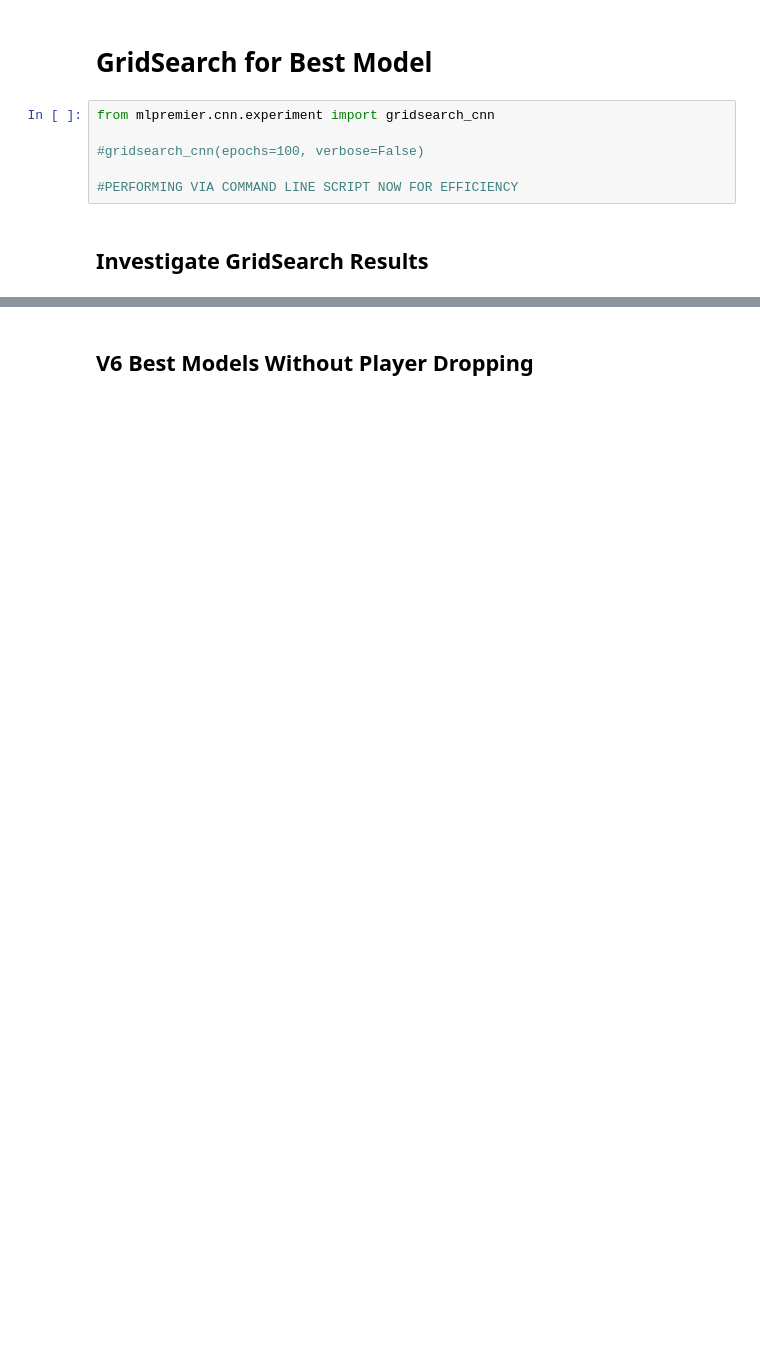
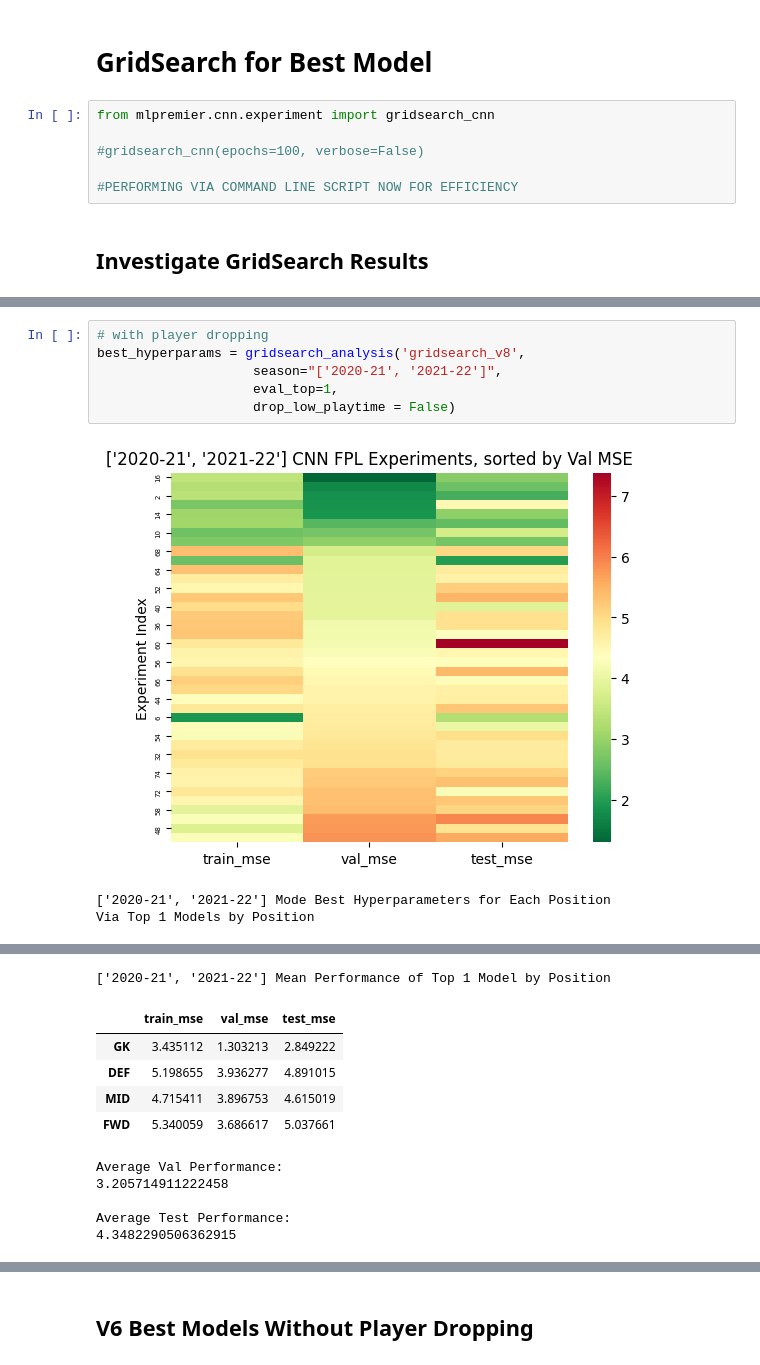
Before and after one commit to danielfrees/mlpremier, a Jupyter notebook: mlpremier/cnn/cnn.ipynb, the cells around one changed output, grey strips where cells are left out. Cells and saved outputs as stored; diff of their text form; blank space fills up the shorter version.

```diff
--- a/mlpremier/cnn/cnn.ipynb
+++ b/mlpremier/cnn/cnn.ipynb
@@ -137,0 +297,10 @@ from mlpremier.cnn.experiment import gridsearch_cnn
+# %%
+# with player dropping
+best_hyperparams = gridsearch_analysis('gridsearch_v8',
+                    season="['2020-21', '2021-22']",
+                    eval_top=1,
+                    drop_low_playtime = False)
+# %% [output]
+[figure, added]
+['2020-21', '2021-22'] Mode Best Hyperparameters for Each Position
+Via Top 1 Models by Position
@@ -137,0 +312,11 @@ from mlpremier.cnn.experiment import gridsearch_cnn
+['2020-21', '2021-22'] Mean Performance of Top 1 Model by Position
+|  | train_mse | val_mse | test_mse |
+| GK | 3.435112 | 1.303213 | 2.849222 |
+| DEF | 5.198655 | 3.936277 | 4.891015 |
+| MID | 4.715411 | 3.896753 | 4.615019 |
+| FWD | 5.340059 | 3.686617 | 5.037661 |
+Average Val Performance:
+3.205714911222458
+
+Average Test Performance:
+4.3482290506362915
```
Also changed, not shown: parts of 21 cells of this notebook, 31 other files.
